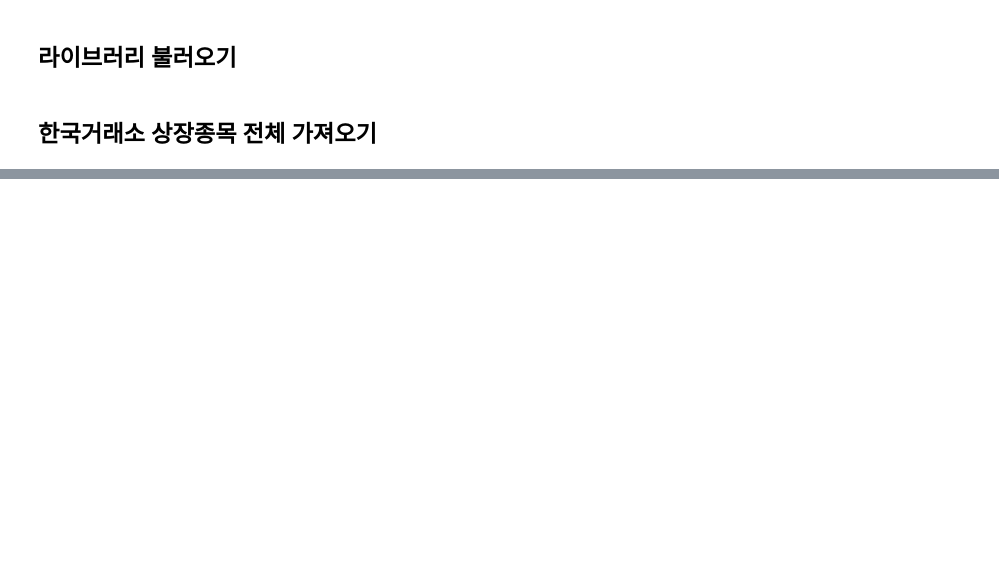
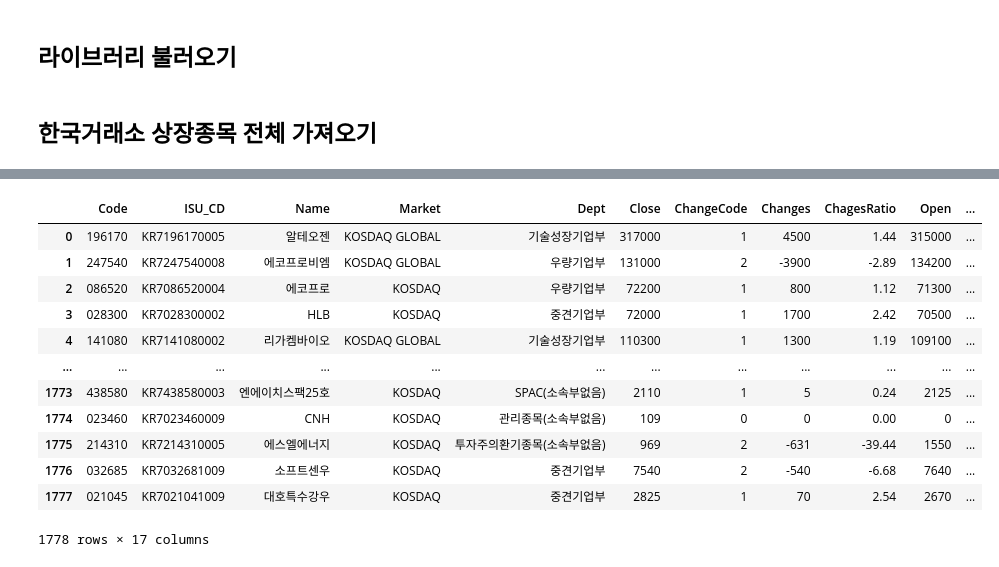
Before and after one commit to neguri0235/finance-data-analysis, a Jupyter notebook: 2.1 FinanceDataReader를 통한 상장종목 전체 불러오기-input.ipynb, the cells around one changed output, grey strips where cells are left out. Cells and saved outputs as stored; diff of their text form; code cells hidden in the pictures; blank space fills up the shorter version.

```diff
--- a/2.1 FinanceDataReader를 통한 상장종목 전체 불러오기-input.ipynb
+++ b/2.1 FinanceDataReader를 통한 상장종목 전체 불러오기-input.ipynb
@@ -79,2 +127,17 @@ TypeError: StockListing() missing 1 required positional argument: 'market'
 # %%
 # CSV로 저장된 파일을 다시 DataFrame으로 읽어서 확인해 봅니다.
+pd.read_csv("krx.csv")
+# %% [output]
+|  | Code | ISU_CD | Name | Market | Dept | Close | ChangeCode | Changes | ChagesRatio | Open | ... |
+| 0 | 196170 | KR7196170005 | 알테오젠 | KOSDAQ GLOBAL | 기술성장기업부 | 317000 | 1 | 4500 | 1.44 | 315000 | ... |
+| 1 | 247540 | KR7247540008 | 에코프로비엠 | KOSDAQ GLOBAL | 우량기업부 | 131000 | 2 | -3900 | -2.89 | 134200 | ... |
+| 2 | 086520 | KR7086520004 | 에코프로 | KOSDAQ | 우량기업부 | 72200 | 1 | 800 | 1.12 | 71300 | ... |
+| 3 | 028300 | KR7028300002 | HLB | KOSDAQ | 중견기업부 | 72000 | 1 | 1700 | 2.42 | 70500 | ... |
+| 4 | 141080 | KR7141080002 | 리가켐바이오 | KOSDAQ GLOBAL | 기술성장기업부 | 110300 | 1 | 1300 | 1.19 | 109100 | ... |
+| ... | ... | ... | ... | ... | ... | ... | ... | ... | ... | ... | ... |
+| 1773 | 438580 | KR7438580003 | 엔에이치스팩25호 | KOSDAQ | SPAC(소속부없음) | 2110 | 1 | 5 | 0.24 | 2125 | ... |
+| 1774 | 023460 | KR7023460009 | CNH | KOSDAQ | 관리종목(소속부없음) | 109 | 0 | 0 | 0.00 | 0 | ... |
+| 1775 | 214310 | KR7214310005 | 에스엘에너지 | KOSDAQ | 투자주의환기종목(소속부없음) | 969 | 2 | -631 | -39.44 | 1550 | ... |
+| 1776 | 032685 | KR7032681009 | 소프트센우 | KOSDAQ | 중견기업부 | 7540 | 2 | -540 | -6.68 | 7640 | ... |
+| 1777 | 021045 | KR7021041009 | 대호특수강우 | KOSDAQ | 중견기업부 | 2825 | 1 | 70 | 2.54 | 2670 | ... |
+1778 rows × 17 columns
```
Also changed, not shown: parts of 7 cells of this notebook.
